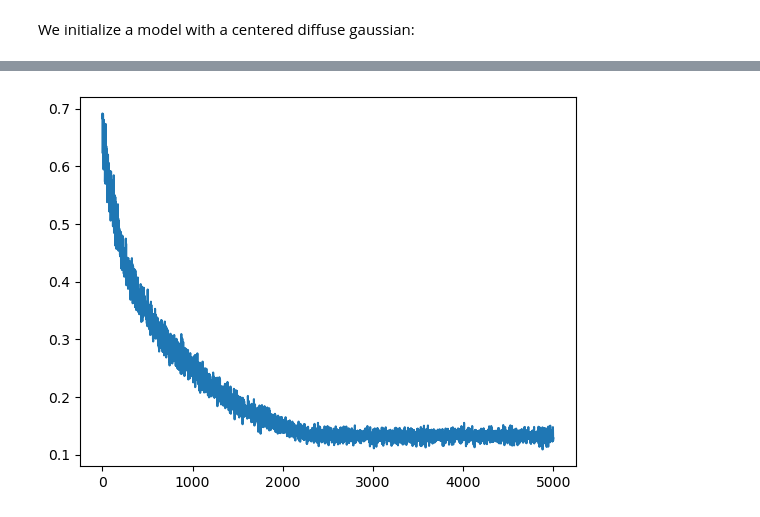
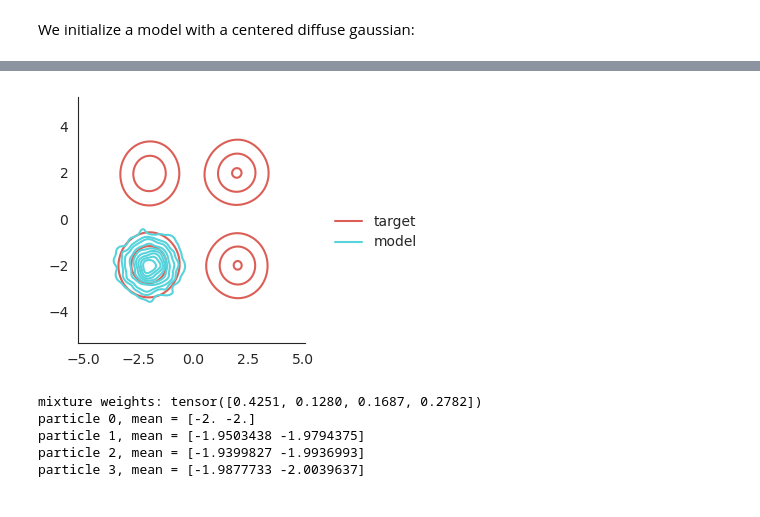
Before and after one commit to eugeneberta/mva-bml, a Jupyter notebook: ImportanceSamplingFKL.ipynb, the cells around one changed output, grey strips where cells are left out. Saved outputs shown, nothing was run; the diff lists cells and outputs as text; code cells hidden in the pictures.

```diff
--- a/ImportanceSamplingFKL.ipynb
+++ b/ImportanceSamplingFKL.ipynb
@@ -284,23 +382,30 @@ gm_model = GaussianMixture(init)
 # %%
-### LET US NOW TRY TO FIT A GM ON THE TARGET ###
-K = 2
+# False RKL initialization:
+init = GaussianParticle(
+    loc=torch.tensor([-2,-2.]), # If RKL is initialized where there is no mass, it crashes.
+    scale_tril=0.5*torch.eye(2),
+    trainable=False
+)
 
+# FKL BOOSTING:
+model = GaussianMixture(init)
+
+K = 3
 for i in range(K):
+    print(f'### step={i+1}, fitting a new particle ###')
     new_particle = GaussianParticle(
         loc=torch.randn(2),
-        covariance_matrix=torch.eye(2),
-        requires_grad=True
+        scale_tril=torch.eye(2),
+        trainable=True
     )
 
     opt = optim.Adam(new_particle.parameters(), lr=0.001)
 
-    losses = []
-    for step in range(5000):
-        loss = FKLLoss(
-            f=new_particle,
-            q=gm_model,
-            p=gm_target,
-            nsamples=2000
+    for step in range(3000):
+        loss = FKL(
+            q=model,
+            p=multimodal_target,
+            f=new_particle
         )
 
         opt.zero_grad()
@@ -308,12 +413,11 @@ for i in range(K):
         opt.step()
 
         # logging:
-        losses.append(loss.detach().numpy())
-        if step%300==0:
+        if step%500==0:
             print(f'step:{step}, loss:{loss.detach().numpy()}')
 
     for param in new_particle.parameters():
         param.requires_grad = False
 
-    gm_model.add_particle(new_particle)
+    model.add_particle(new_particle)
 # %% [output]
@@ -355,5 +441,14 @@ plot_distribs([gm_model, gm_target])
-# %%
-plt.plot(losses)
-plt.show()
-# %% [output]
-[figure, removed]
+# %%
+plot_distribs({'target':multimodal_target, 'model':model}, nsamples=2000)
+# %% [output]
+[figure, added]
+# %%
+print(f'mixture weights: {model.weights}')
+for i in range(len(model.particles)):
+    print(f'particle {i}, mean = {model.particles[i].loc.detach().numpy()}')
+# %% [output]
+mixture weights: tensor([0.4251, 0.1280, 0.1687, 0.2782])
+particle 0, mean = [-2. -2.]
+particle 1, mean = [-1.9503438 -1.9794375]
+particle 2, mean = [-1.9399827 -1.9936993]
+particle 3, mean = [-1.9877733 -2.0039637]
```
Also changed, not shown: parts of 16 cells of this notebook.
